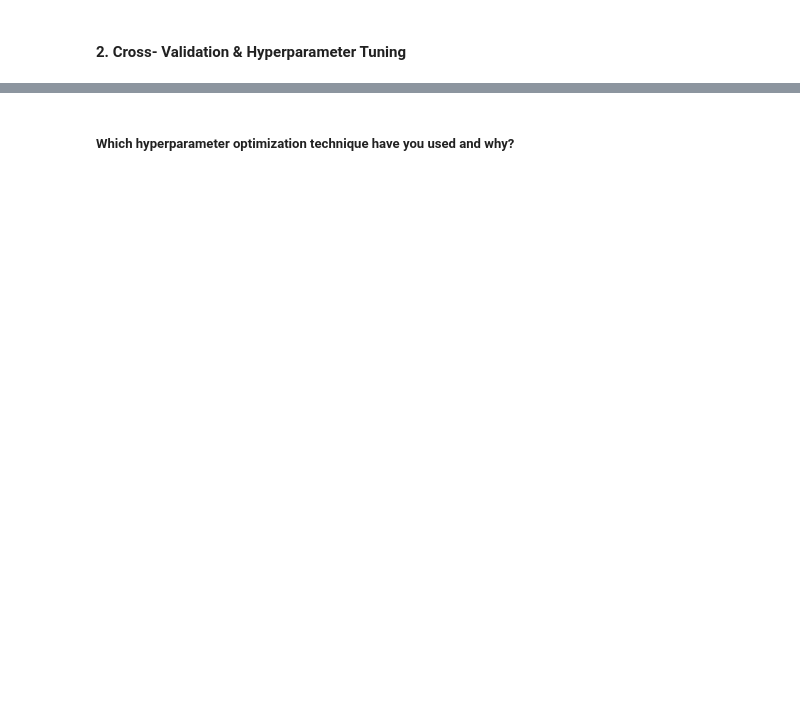
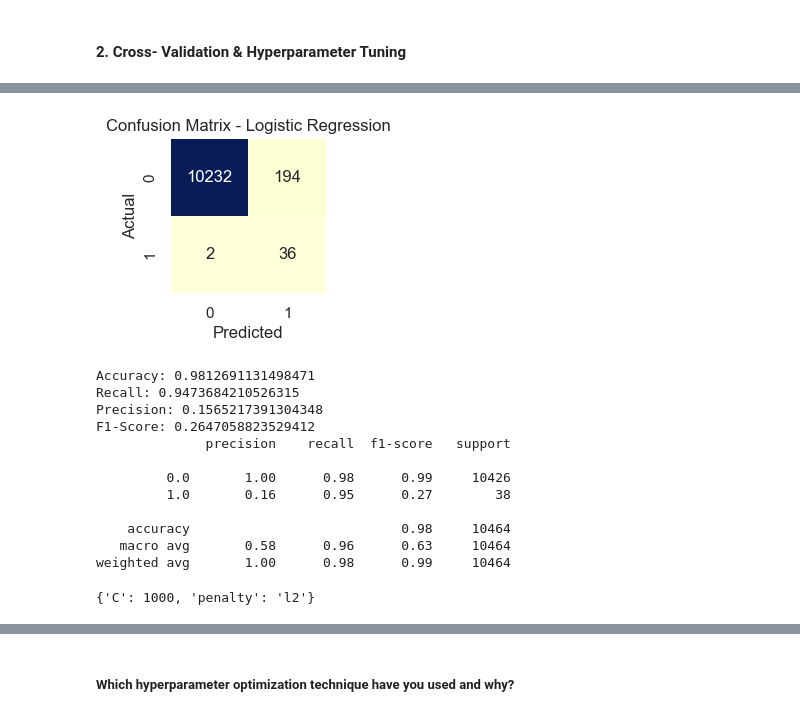
Before and after one commit to Mostaqul143/Credit-Card-Fraud-Transaction-Detection, a Jupyter notebook: Project.ipynb, the cells around one changed output, grey strips where cells are left out. Saved outputs shown, nothing was run; the diff lists cells and outputs as text; code cells hidden in the pictures; blank space fills up the shorter version.

```diff
--- a/Project.ipynb
+++ b/Project.ipynb
@@ -534,0 +652,16 @@ I chose SMOTE because it is effective in addressing the class imbalance problem
+# %%
+
+from sklearn.model_selection import GridSearchCV
+
+param_grid = {'penalty':['l1','l2'], 'C' : [0.0001,0.001, 0.01, 0.1, 1, 10, 100, 1000,10000] }
+
+grid_lr = GridSearchCV(LogisticRegression(), param_grid, scoring='accuracy', n_jobs=1, verbose=3, cv=5)
+
+
+# Fit the Grid search model
+
+grid_lr.fit(X_train_smote, y_train_smote)
+
+# Predict on the model
+
+y_pred_logistic=grid_lr.predict(X_test_scaled)
@@ -534,0 +686,44 @@ I chose SMOTE because it is effective in addressing the class imbalance problem
+# %%
+# Compute the confusion matrix
+confusion_mat = confusion_matrix(y_test, y_pred_logistic)
+
+# Create a heatmap for the confusion matrix
+plt.figure(figsize=(2,2))
+sns.heatmap(confusion_mat, annot=True, fmt='d', cmap='YlGnBu', cbar=False)
+plt.xlabel('Predicted')
+plt.ylabel('Actual')
+plt.title('Confusion Matrix - Logistic Regression')
+plt.show()
+
+
+accuracy = accuracy_score(y_test, y_pred_logistic)
+recall = recall_score(y_test, y_pred_logistic)
+precision = precision_score(y_test, y_pred_logistic)
+f1 = f1_score(y_test, y_pred)
+
+print("Accuracy:", accuracy)
+print("Recall:", recall)
+print("Precision:",precision)
+print("F1-Score:",f1)
+
+
+
+print(classification_report(y_test, y_pred_logistic))
+# %% [output]
+[figure, added]
+Accuracy: 0.9812691131498471
+Recall: 0.9473684210526315
+Precision: 0.1565217391304348
+F1-Score: 0.2647058823529412
+              precision    recall  f1-score   support
+
+         0.0       1.00      0.98      0.99     10426
+         1.0       0.16      0.95      0.27        38
+
+    accuracy                           0.98     10464
+   macro avg       0.58      0.96      0.63     10464
+weighted avg       1.00      0.98      0.99     10464
+# %%
+grid_lr.best_params_
+# %% [output]
+{'C': 1000, 'penalty': 'l2'}
```
Also changed, not shown: parts of 67 cells of this notebook.
